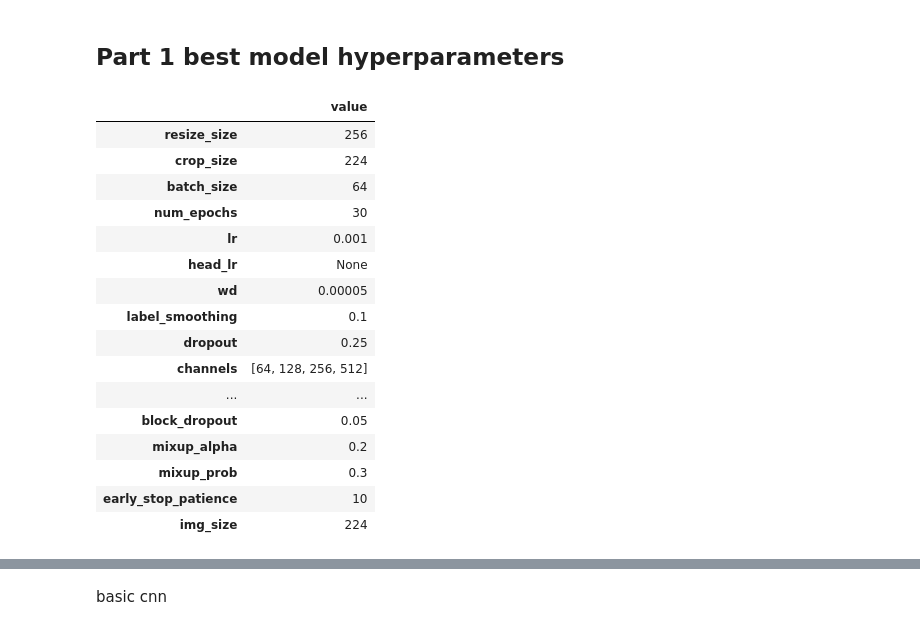
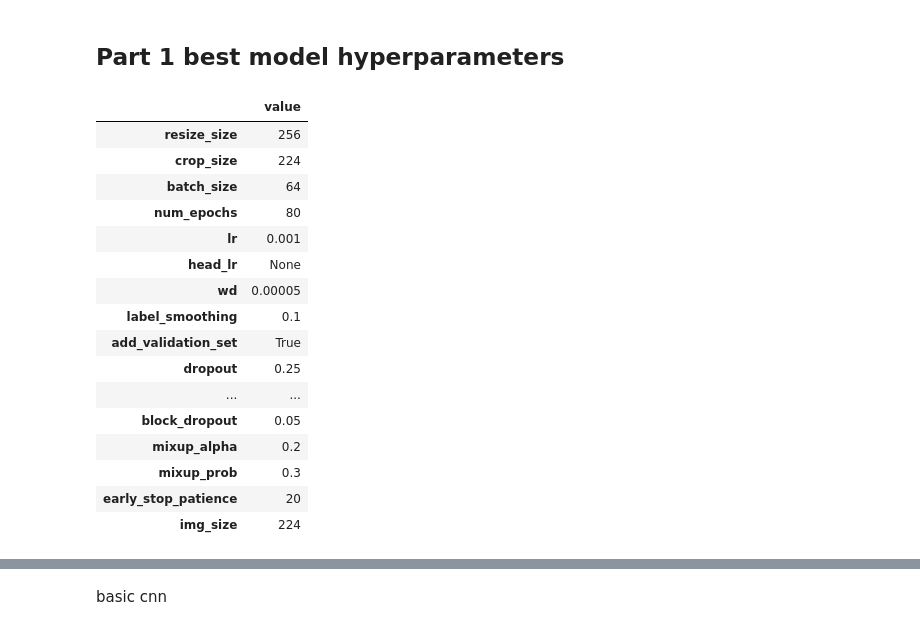
Before and after one commit to mohamadch91/UNIBO_IPCV_Image_classification, a Jupyter notebook: assignment_module_two.ipynb, the cells around one changed output, grey strips where cells are left out. Drawn from its saved outputs; the diff is of its cells as text; code cells hidden in the pictures.

```diff
--- a/assignment_module_two.ipynb
+++ b/assignment_module_two.ipynb
@@ -126,6 +126,7 @@ cfg = {
     "head_lr": None,
     "wd": 1e-4,
     "label_smoothing": 0.1,
+    "add_validation_set": True,
 
     "dropout": 0.35,
     "channels": [32, 64, 128, 256, 384],
@@ -724,40 +842,41 @@ def get_custom_cnn(num_classes: int, cfg: Dict[str, Any]) -> nn.Module:
 ## Part 1 best model hyperparameters
 # %%
 cfg_part1 = copy.deepcopy(cfg)
-cfg_part1["run_name"] = "residual_block_1"
+cfg_part1["run_name"] = "residual_block_lr_onecycle"
 cfg_part1["channels"] = [64, 128, 256, 512]     # back to 4 stages, more capacity
 cfg_part1["num_convs_per_block"] = 2
 cfg_part1["use_batch_norm"] = True
 cfg_part1["dropout"] = 0.25
 cfg_part1["block_dropout"] = 0.05 # down from 0.5
 cfg_part1["lr"] = 1e-3
 cfg_part1["wd"] = 5e-5                           # down from 5e-4
 cfg_part1["label_smoothing"] = 0.1
-cfg_part1["num_epochs"] = 30
+cfg_part1["num_epochs"] = 80
 cfg_part1["batch_size"] = 64
 cfg_part1["mixup_alpha"] = 0.2
 cfg_part1["mixup_prob"] = 0.3                  # only mix half the batches, no cutmix
-cfg_part1["early_stop_patience"] = 10
+cfg_part1["early_stop_patience"] = 20
 cfg_part1["img_size"] = 224
+cfg_part1["add_validation_set"] = True
 
 pd.DataFrame.from_dict(cfg_part1, orient="index", columns=["value"])
 # %% [output]
 |  | value |
 | resize_size | 256 |
 | crop_size | 224 |
 | batch_size | 64 |
-| num_epochs | 30 |
+| num_epochs | 80 |
 | lr | 0.001 |
 | head_lr | None |
 | wd | 0.00005 |
 | label_smoothing | 0.1 |
+| add_validation_set | True |
 | dropout | 0.25 |
-| channels | [64, 128, 256, 512] |
 | ... | ... |
 | block_dropout | 0.05 |
 | mixup_alpha | 0.2 |
 | mixup_prob | 0.3 |
-| early_stop_patience | 10 |
+| early_stop_patience | 20 |
 | img_size | 224 |
 # %%
 part1_results = {}
```
Also changed, not shown: parts of 5 cells of this notebook.
